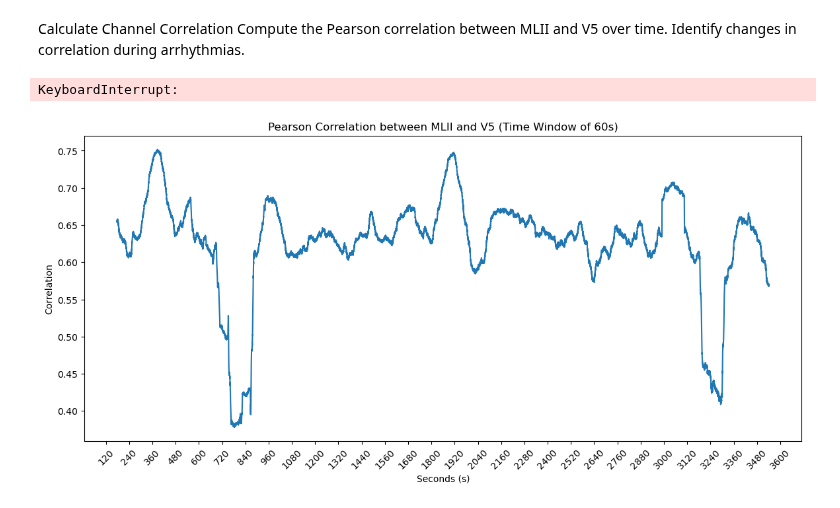
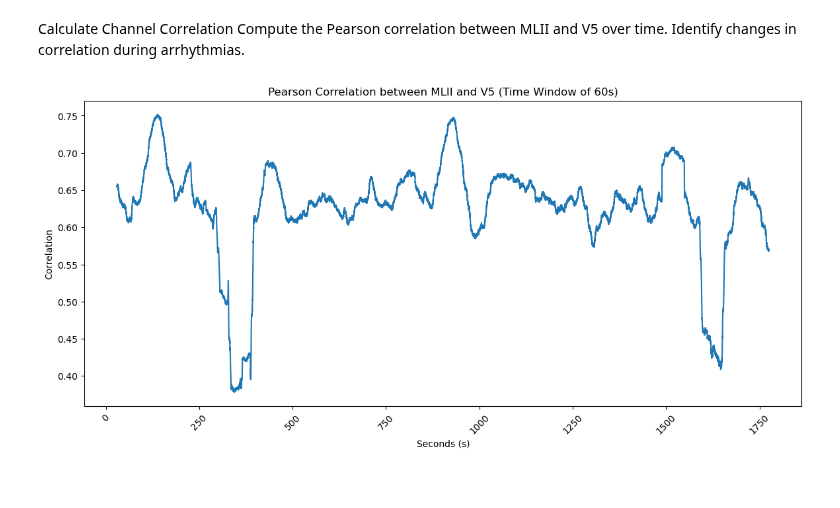
Before and after one commit to elk040/Cogs118C-Final, a Jupyter notebook: COGS118CFINAL.ipynb, the cells around one changed output. Cells and saved outputs as stored; diff of their text form; code cells hidden in the pictures.

```diff
--- a/COGS118CFINAL.ipynb
+++ b/COGS118CFINAL.ipynb
@@ -215,45 +215,32 @@ plt.show()
 Calculate Channel Correlation
 Compute the Pearson correlation between MLII and V5 over time.
 Identify changes in correlation during arrhythmias.
-# %%
-### Pearson Correlation over time (time windows I assume maybe?)
-
-from scipy.stats import pearsonr
-
-### for ease of doing, split into two different dataframes I think, MLII and V5
-
-df_MLII = df['MLII']
-df_V5 = df['V5']
-
-Fs = 360
-
-window = Fs * 300
-### window size  is x/Fs (example is 5 minutes) seconds for pearson correlation
-### this takes a WHILE cuz the data is so large
-correlation_coeffs = []
-### make empty list for all the pearson correlations calculated in the time windows in the loop
-for n in range(len(df['Sample'] - window + 1)):
-    window_df_MLII = df_MLII[n: n + window]
-    window_df_V5 = df_V5[n: n +  window]
-    correlation, _ = pearsonr(window_df_MLII, window_df_V5)
-    correlation_coeffs.append(correlation)
-# %% [output]
-KeyboardInterrupt:
 # %%
-### Attempt 2 using different method:
-
+from scipy.stats import pearsonr
 plt.figure(figsize=(14, 6))
 
-pearson = df_MLII.rolling(window = (60 * Fs), center = True).corr(df_V5)
-plt.plot(pearson)
+df_MLII = df['MLII']
+df_V5 = df['V5']
+
+Fs = 360
+window = Fs * 60
+correlation_coeffs = []
+
+sample_range = np.arange(0, (1805 + (200/Fs)), 1/Fs)
+
+pearson = df_MLII.rolling(window = (window), center = True).corr(df_V5)
+plt.plot(sample_range, pearson)
 plt.xlabel('Seconds (s)')
 plt.ylabel('Correlation')
 plt.title('Pearson Correlation between MLII and V5 (Time Window of 60s)')
 plt.xticks(rotation = 45)
 xticks = np.linspace(0,  650000, 30)
-plt.xticks(xticks, ['120', '240', '360', '480', '600', '720', '840', '960', '1080', '1200', '1320', '1440',
-                    '1560', '1680', '1800', '1920', '2040', '2160', '2280', '2400', '2520', '2640', '2760', '2880', '3000', '3120', '3240', '3360', '3480', '3600'])
+#plt.xticks(xticks, ['120', '240', '360', '480', '600', '720', '840', '960', '1080', '1200', '1320', '1440', '1560', '1680', '1800', '1920', '2040', '2160', '2280', '2400', '2520', '2640', '2760', '2880', '3000', '3120', '3240', '3360', '3480', '3600'])
+#plt.xlim(300, 400)
+### examination of lowest correlation areas
+
+
 plt.show()
 # %% [output]
-[figure, old version]
+[figure, new version]
 # %%
```
Also changed, not shown: parts of 4 cells of this notebook.
